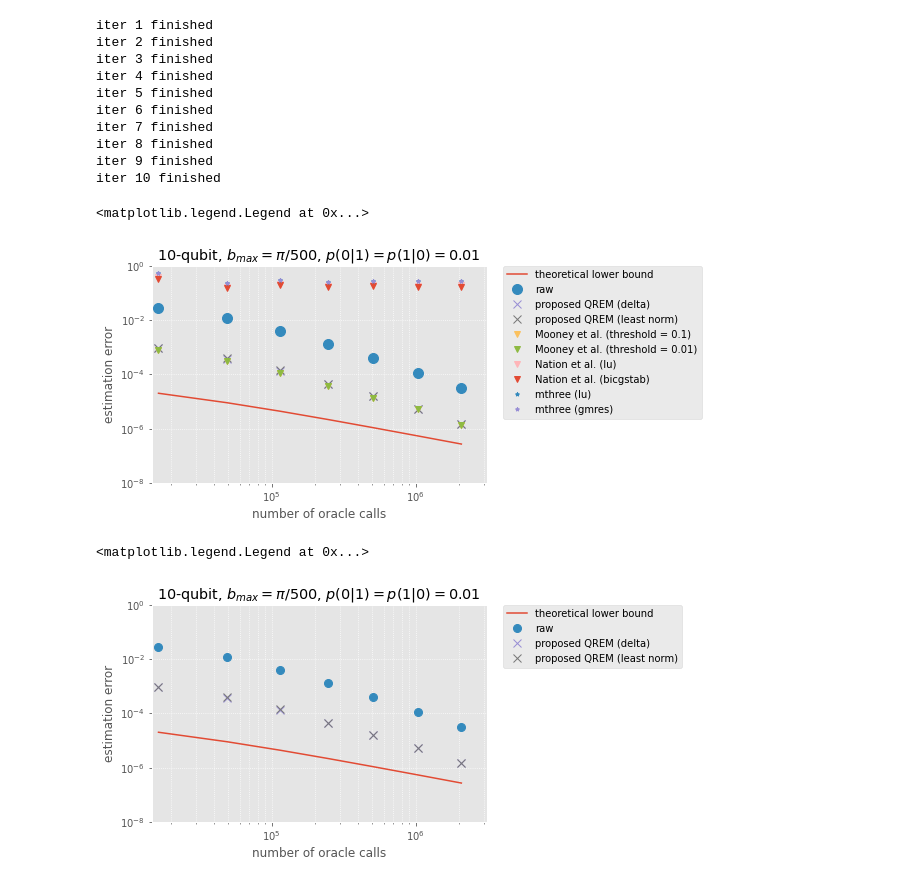
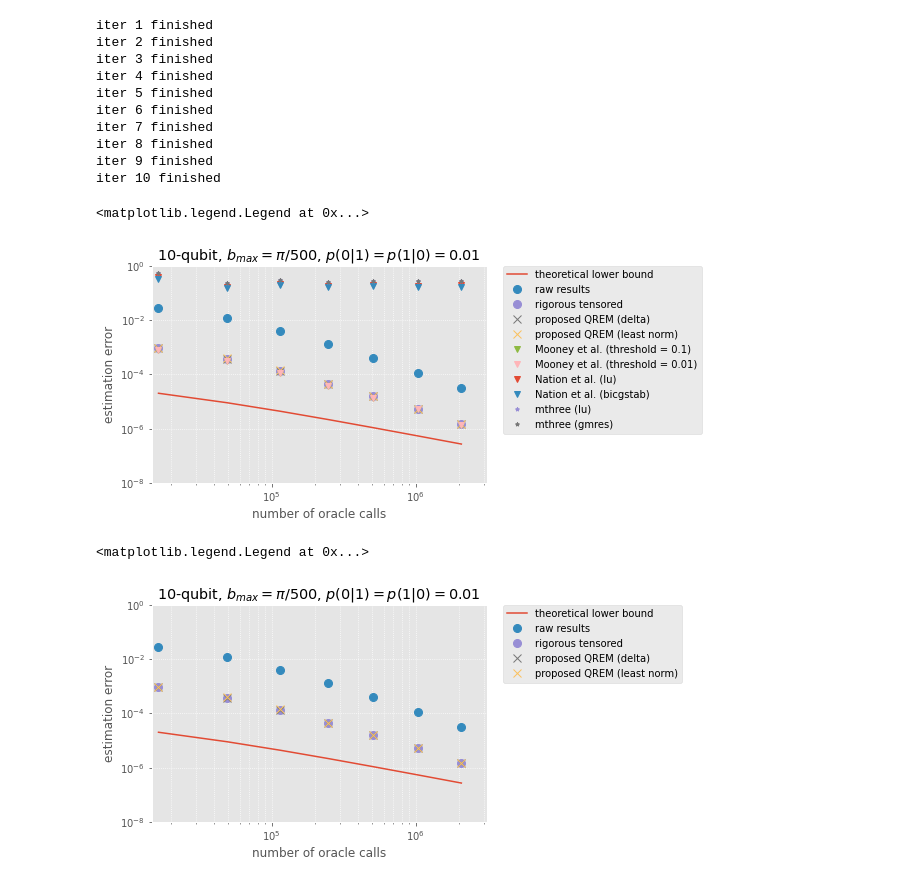
Before and after one commit to BOBO1997/master_thesis, a Jupyter notebook: test_libs_qrem/modified_grover/n10_piover500/p001_q001/analysis.ipynb, the cells around one changed output. Cells and saved outputs as stored; diff of their text form; code cells hidden in the pictures.

```diff
--- a/test_libs_qrem/modified_grover/n10_piover500/p001_q001/analysis.ipynb
+++ b/test_libs_qrem/modified_grover/n10_piover500/p001_q001/analysis.ipynb
@@ -48,6 +48,8 @@ if len(shots_list) != len(number_grover_list):
 
 backend = Aer.get_backend('qasm_simulator')
 # %%
+with open("pkls/ignis_info_list_list.pkl", "rb") as f:
+    ignis_info_list_list = pickle.load(f)
 with open("pkls/lnp_info_list_list.pkl", "rb") as f:
     lnp_info_list_list = pickle.load(f)
 with open("pkls/delta_info_list_list.pkl", "rb") as f:
@@ -67,6 +69,8 @@ with open("pkls/mthree_gmres_info_list_list.pkl", "rb") as f:
 # %%
 with open("pkls/raw_hit_list_list.pkl", "rb") as f:
     raw_hit_list_list = pickle.load(f)
+with open("pkls/ignis_hit_list_list.pkl", "rb") as f:
+    ignis_hit_list_list = pickle.load(f)
 with open("pkls/lnp_hit_list_list.pkl", "rb") as f:
     lnp_hit_list_list = pickle.load(f)
 with open("pkls/delta_hit_list_list.pkl", "rb") as f:
@@ -141,3 +125,8 @@ iter 7 finished
 iter 8 finished
 iter 9 finished
 iter 10 finished
+# %%
+thetaCandidate_ignis_list_list = []
+for iter_count, ignis_hit_list in enumerate(ignis_hit_list_list):
+    thetaCandidate_ignis_list_list.append( calculate_theta(ignis_hit_list, number_grover_list, shots_list) )
+    print("iter", iter_count + 1, "finished")
@@ -276,6 +276,13 @@ for thetaCandidate_raw_list in thetaCandidate_raw_list_list:
     error_raw_list += (np.sin(thetaCandidate_raw_list)**2 - discretizedResult)**2  # list of estimation errors
     error_raw_list_list.append(np.sin(thetaCandidate_raw_list)**2 - discretizedResult)
 error_raw_list = ( error_raw_list / (max_iter - 1) ) ** (1 / 2)
+# %%
+error_ignis_list = np.zeros_like(number_grover_list,dtype=float)
+error_ignis_list_list = [np.zeros_like(number_grover_list,dtype=float)]
+for thetaCandidate_ignis_list in thetaCandidate_ignis_list_list:
+    error_ignis_list += (np.sin(thetaCandidate_ignis_list)**2 - discretizedResult)**2  # list of estimation errors
+    error_ignis_list_list.append(np.sin(thetaCandidate_ignis_list)**2 - discretizedResult)
+error_ignis_list = ( error_ignis_list / (max_iter - 1) ) ** (1 / 2)
 # %%
 error_delta_list = np.zeros_like(number_grover_list,dtype=float)
 error_delta_list_list = [np.zeros_like(number_grover_list,dtype=float)]
@@ -343,60 +350,64 @@ plt.clf()
 plt.style.use('ggplot')
 p_theoretical = plt.loglog( OracleCall_list, ErrorCramérRao_list, color='C0')
 p_raw = plt.loglog( OracleCall_list, error_raw_list, 'o', color='C1', markersize=8)
-p_delta = plt.loglog( OracleCall_list, error_delta_list, 'x', color='C2', markersize=8)
-p_lnp = plt.loglog( OracleCall_list, error_lnp_list, 'x', color='C3', markersize=8)
-p_mooney01 = plt.loglog( OracleCall_list, error_mooney01_list, 'v', color='C4', markersize=6)
-p_mooney001 = plt.loglog( OracleCall_list, error_mooney001_list, 'v', color='C5', markersize=6)
-p_nation_lu = plt.loglog( OracleCall_list, error_nation_lu_list, 'v', color='C6', markersize=6)
-p_nation_bicgstab = plt.loglog( OracleCall_list, error_nation_bicgstab_list, 'v', color='C7', markersize=6)
-p_mthree_lu = plt.loglog( OracleCall_list, error_mthree_lu_list, '*', color='C8', markersize=4)
-p_mthree_gmres = plt.loglog( OracleCall_list, error_mthree_gmres_list, '*', color='C9', markersize=4)
+p_ignis = plt.loglog( OracleCall_list, error_ignis_list, 'o', color='C2', markersize=8)
+p_delta = plt.loglog( OracleCall_list, error_delta_list, 'x', color='C3', markersize=8)
+p_lnp = plt.loglog( OracleCall_list, error_lnp_list, 'x', color='C4', markersize=8)
+p_mooney01 = plt.loglog( OracleCall_list, error_mooney01_list, 'v', color='C5', markersize=6)
+p_mooney001 = plt.loglog( OracleCall_list, error_mooney001_list, 'v', color='C6', markersize=6)
+p_nation_lu = plt.loglog( OracleCall_list, error_nation_lu_list, 'v', color='C7', markersize=6)
+p_nation_bicgstab = plt.loglog( OracleCall_list, error_nation_bicgstab_list, 'v', color='C8', markersize=6)
+p_mthree_lu = plt.loglog( OracleCall_list, error_mthree_lu_list, '*', color='C9', markersize=4)
+p_mthree_gmres = plt.loglog( OracleCall_list, error_mthree_gmres_list, '*', color='C10', markersize=4)
 
 
 plt.title(r"10-qubit, $b_{max}=\pi/500$, $p(0|1)=p(1|0)=0.01$")
 plt.xlim(OracleCall_list[0]*0.9, OracleCall_list[-1]*1.5)
 plt.xlabel("number of oracle calls")
 plt.ylim(0.00000001, 1)
 plt.ylabel("estimation error")
 plt.grid(True, which="both", ls="dotted")
 plt.legend((p_theoretical[0],
             p_raw[0],
+            p_ignis[0],
             p_delta[0],
             p_lnp[0],
             p_mooney01[0],
             p_mooney001[0],
             p_nation_lu[0],
             p_nation_bicgstab[0],
             p_mthree_lu[0],
             p_mthree_gmres[0]),
            ("theoretical lower bound",
-            "raw",
+            "raw results",
+            "rigorous tensored",
             "proposed QREM (delta)",
             "proposed QREM (least norm)",
             "Mooney et al. (threshold = 0.1)",
             "Mooney et al. (threshold = 0.01)",
             "Nation et al. (lu)",
             "Nation et al. (bicgstab)",
             "mthree (lu)",
             "mthree (gmres)",
            ),
            bbox_to_anchor=(1.05, 1), loc='upper left', borderaxespad=0)
 # %% [output]
 <matplotlib.legend.Legend at 0x...>
-[figure, old version]
+[figure, new version]
 # %%
 plt.clf()
 plt.style.use('ggplot')
 p_theoretical = plt.loglog( OracleCall_list, ErrorCramérRao_list, color='C0')
 p_raw = plt.loglog( OracleCall_list, error_raw_list, 'o', color='C1', markersize=8)
-p_delta = plt.loglog( OracleCall_list, error_delta_list, 'x', color='C2', markersize=8)
-p_lnp = plt.loglog( OracleCall_list, error_lnp_list, 'x', color='C3', markersize=8)
-# p_mooney01 = plt.loglog( OracleCall_list, error_mooney01_list, 'v', color='C4', markersize=6)
-# p_mooney001 = plt.loglog( OracleCall_list, error_mooney001_list, 'v', color='C5', markersize=6)
-# p_nation_lu = plt.loglog( OracleCall_list, error_nation_lu_list, 'v', color='C6', markersize=6)
-# p_nation_bicgstab = plt.loglog( OracleCall_list, error_nation_bicgstab_list, 'v', color='C7', markersize=6)
-# p_mthree_lu = plt.loglog( OracleCall_list, error_mthree_lu_list, '*', color='C8', markersize=4)
-# p_mthree_gmres = plt.loglog( OracleCall_list, error_mthree_gmres_list, '*', color='C9', markersize=4)
+p_ignis = plt.loglog( OracleCall_list, error_ignis_list, 'o', color='C2', markersize=8)
+p_delta = plt.loglog( OracleCall_list, error_delta_list, 'x', color='C3', markersize=8)
+p_lnp = plt.loglog( OracleCall_list, error_lnp_list, 'x', color='C4', markersize=8)
+# p_mooney01 = plt.loglog( OracleCall_list, error_mooney01_list, 'v', color='C5', markersize=6)
+# p_mooney001 = plt.loglog( OracleCall_list, error_mooney001_list, 'v', color='C6', markersize=6)
+# p_nation_lu = plt.loglog( OracleCall_list, error_nation_lu_list, 'v', color='C7', markersize=6)
+# p_nation_bicgstab = plt.loglog( OracleCall_list, error_nation_bicgstab_list, 'v', color='C8', markersize=6)
+# p_mthree_lu = plt.loglog( OracleCall_list, error_mthree_lu_list, '*', color='C9', markersize=4)
+# p_mthree_gmres = plt.loglog( OracleCall_list, error_mthree_gmres_list, '*', color='C10', markersize=4)
 
 
 plt.title(r"10-qubit, $b_{max}=\pi/500$, $p(0|1)=p(1|0)=0.01$")
@@ -407,6 +418,7 @@ plt.ylabel("estimation error")
 plt.grid(True, which="both", ls="dotted")
 plt.legend((p_theoretical[0],
             p_raw[0],
+            p_ignis[0],
             p_delta[0],
             p_lnp[0],
             # p_mooney01[0],
@@ -417,7 +429,8 @@ plt.legend((p_theoretical[0],
             # p_mthree_gmres[0]
            ),
            ("theoretical lower bound",
-            "raw",
+            "raw results",
+            "rigorous tensored",
             "proposed QREM (delta)",
             "proposed QREM (least norm)",
             # "Mooney et al. (threshold = 0.1)",
@@ -430,7 +443,7 @@ plt.legend((p_theoretical[0],
            bbox_to_anchor=(1.05, 1), loc='upper left', borderaxespad=0)
 # %% [output]
 <matplotlib.legend.Legend at 0x...>
-[figure, old version]
+[figure, new version]
 # %%
 plt.clf()
 plt.style.use('ggplot')
```
Also changed, not shown: parts of 6 cells of this notebook, 8 other files.
